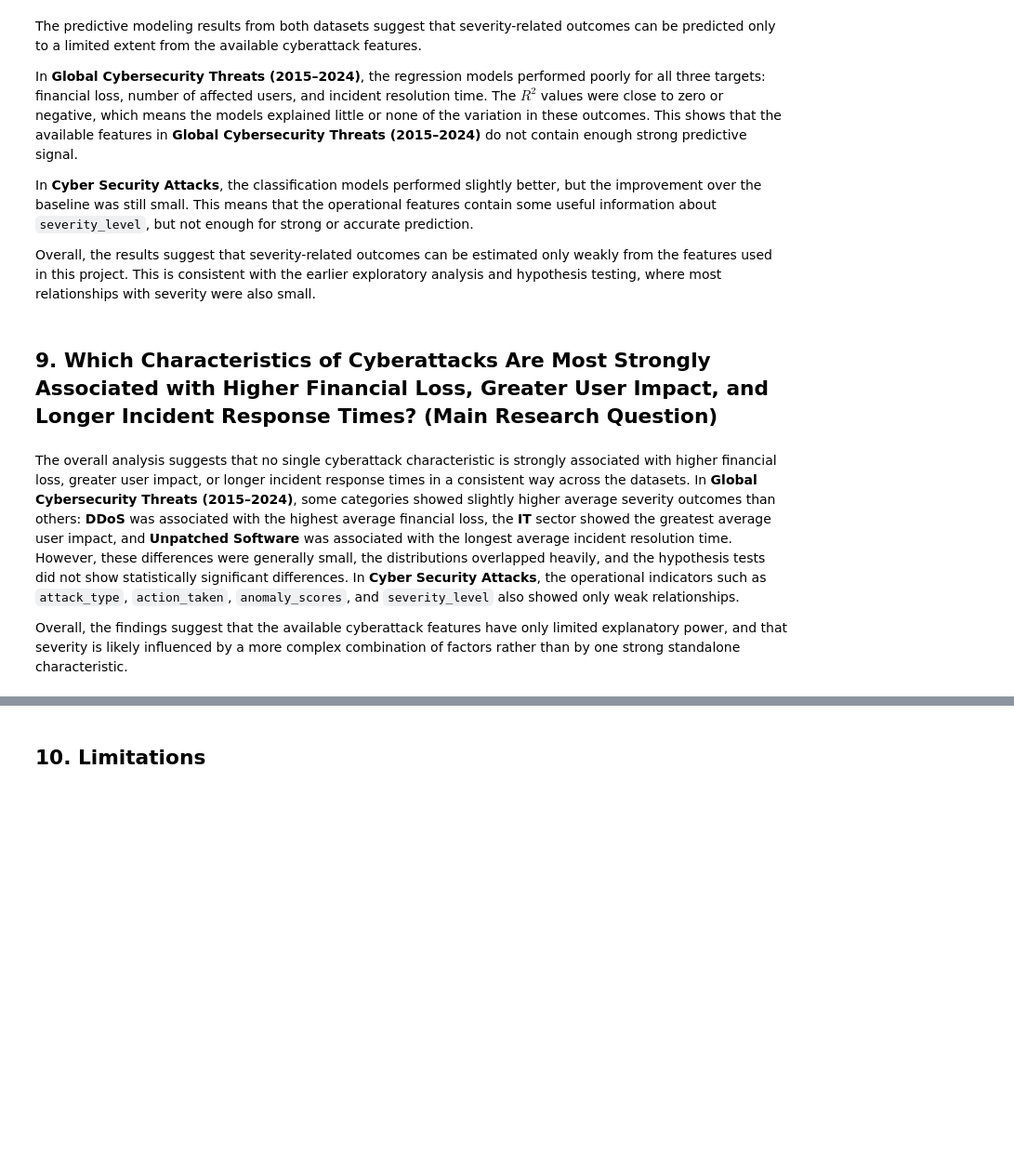
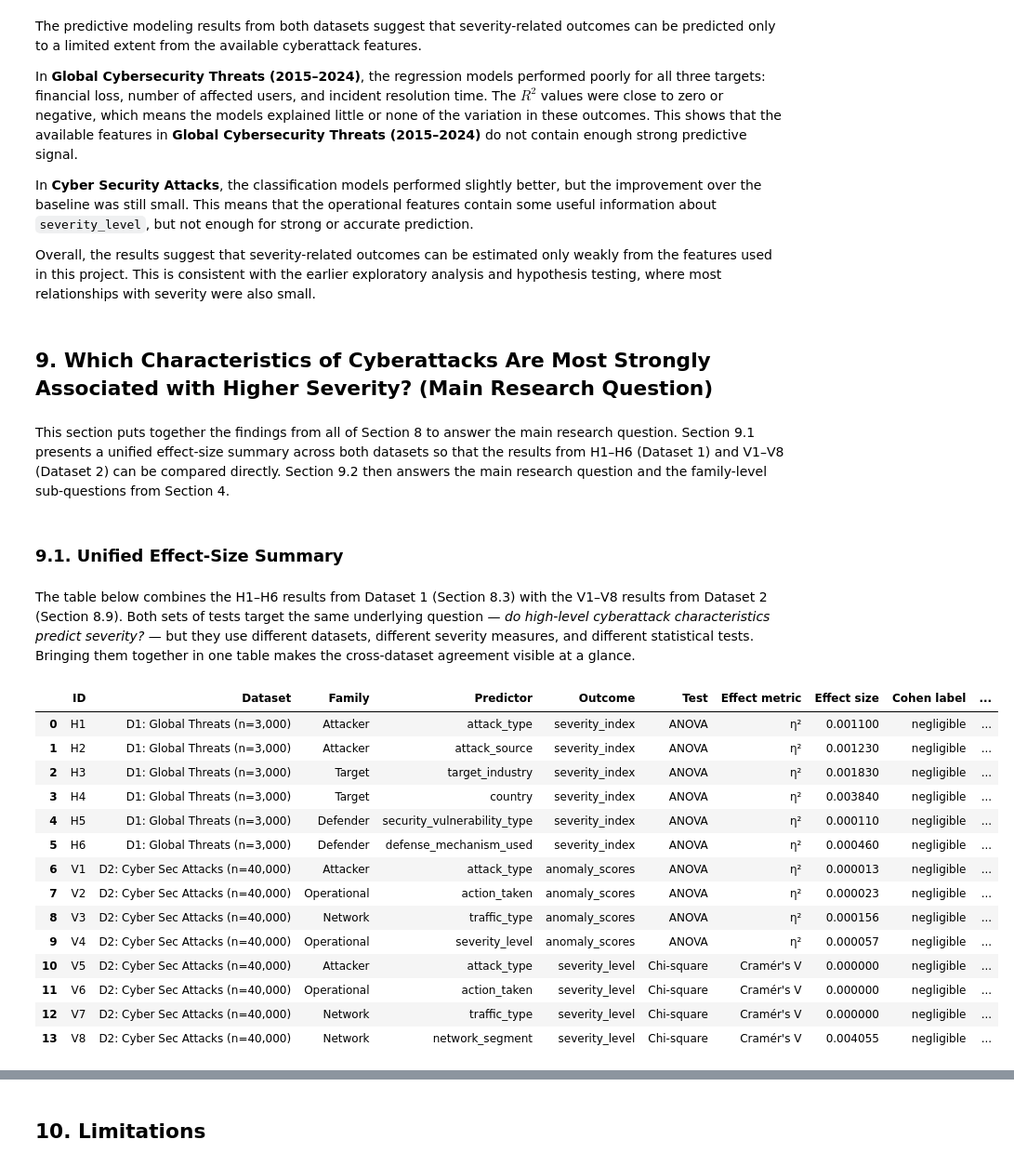
Before and after one commit to AlexanderPanagyurski/cyberattack-severity-analysis, a Jupyter notebook: Drivers of Cyberattack Severity.ipynb, the cells around one changed output, grey strips where cells are left out. Shown at 93% size. Saved outputs shown, nothing was run; the diff lists cells and outputs as text; code cells hidden in the pictures; blank space fills up the shorter version.

```diff
--- a/Drivers of Cyberattack Severity.ipynb
+++ b/Drivers of Cyberattack Severity.ipynb
@@ -3723,8 +3723,74 @@ In **Cyber Security Attacks**, the classification models performed slightly bett
 
 Overall, the results suggest that severity-related outcomes can be estimated only weakly from the features used in this project. This is consistent with the earlier exploratory analysis and hypothesis testing, where most relationships with severity were also small.
 # %% [markdown]
-## 9. Which Characteristics of Cyberattacks Are Most Strongly Associated with Higher Financial Loss, Greater User Impact, and Longer Incident Response Times? (Main Research Question)
+## 9. Which Characteristics of Cyberattacks Are Most Strongly Associated with Higher Severity? (Main Research Question)
 # %% [markdown]
-The overall analysis suggests that no single cyberattack characteristic is strongly associated with higher financial loss, greater user impact, or longer incident response times in a consistent way across the datasets. In **Global Cybersecurity Threats (2015–2024)**, some categories showed slightly higher average severity outcomes than others: **DDoS** was associated with the highest average financial loss, the **IT** sector showed the greatest average user impact, and **Unpatched Software** was associated with the longest average incident resolution time. However, these differences were generally small, the distributions overlapped heavily, and the hypothesis tests did not show statistically significant differences. In **Cyber Security Attacks**, the operational indicators such as `attack_type`, `action_taken`, `anomaly_scores`, and `severity_level` also showed only weak relationships.
-
-Overall, the findings suggest that the available cyberattack features have only limited explanatory power, and that severity is likely influenced by a more complex combination of factors rather than by one strong standalone characteristic.
+This section puts together the findings from all of Section 8 to answer the main research question. Section 9.1 presents a unified effect-size summary across both datasets so that the results from H1–H6 (Dataset 1) and V1–V8 (Dataset 2) can be compared directly. Section 9.2 then answers the main research question and the family-level sub-questions from Section 4.
+# %% [markdown]
+### 9.1. Unified Effect-Size Summary
+# %% [markdown]
+The table below combines the H1–H6 results from Dataset 1 (Section 8.3) with the V1–V8 results from Dataset 2 (Section 8.9). Both sets of tests target the same underlying question — *do high-level cyberattack characteristics predict severity?* — but they use different datasets, different severity measures, and different statistical tests. Bringing them together in one table makes the cross-dataset agreement visible at a glance.
+# %%
+# --- Unified summary table: H1-H6 (D1) + V1-V8 (D2) ---
+
+summary_rows = []
+
+# H1-H6 from Dataset 1 (already stored in `results` from Section 8.3)
+for _, row in results.iterrows():
+    summary_rows.append({
+        'ID': row['H'],
+        'Dataset': 'D1: Global Threats (n=3,000)',
+        'Family': row['family'].split(' — ')[1] if ' — ' in row['family'] else row['family'],
+        'Predictor': row['grouping'],
+        'Outcome': 'severity_index',
+        'Test': 'ANOVA',
+        'Effect metric': 'η²',
+        'Effect size': row['eta_squared'],
+        'Cohen label': row['magnitude'],
+        'p (Holm)': row['p_holm']
+    })
+
+# V1-V8 from Dataset 2 (stored in `results_d2` from Section 8.9)
+for _, row in results_d2.iterrows():
+    # Map predictor to a rough family label for context
+    predictor = row['predictor']
+    if predictor in ('attack_type',):
+        family = 'Attacker'
+    elif predictor in ('action_taken', 'severity_level'):
+        family = 'Operational'
+    elif predictor in ('traffic_type', 'network_segment'):
+        family = 'Network'
+    else:
+        family = 'Other'
+
+    summary_rows.append({
+        'ID': row['V'],
+        'Dataset': 'D2: Cyber Sec Attacks (n=40,000)',
+        'Family': family,
+        'Predictor': row['predictor'],
+        'Outcome': row['outcome'],
+        'Test': row['test'],
+        'Effect metric': row['effect_metric'],
+        'Effect size': row['effect_size'],
+        'Cohen label': row['magnitude'],
+        'p (Holm)': row['p_holm']
+    })
+
+unified_summary = pd.DataFrame(summary_rows)
+unified_summary
+# %% [output]
+|  | ID | Dataset | Family | Predictor | Outcome | Test | Effect metric | Effect size | Cohen label | ... |
+| 0 | H1 | D1: Global Threats (n=3,000) | Attacker | attack_type | severity_index | ANOVA | η² | 0.001100 | negligible | ... |
+| 1 | H2 | D1: Global Threats (n=3,000) | Attacker | attack_source | severity_index | ANOVA | η² | 0.001230 | negligible | ... |
+| 2 | H3 | D1: Global Threats (n=3,000) | Target | target_industry | severity_index | ANOVA | η² | 0.001830 | negligible | ... |
+| 3 | H4 | D1: Global Threats (n=3,000) | Target | country | severity_index | ANOVA | η² | 0.003840 | negligible | ... |
+| 4 | H5 | D1: Global Threats (n=3,000) | Defender | security_vulnerability_type | severity_index | ANOVA | η² | 0.000110 | negligible | ... |
+| 5 | H6 | D1: Global Threats (n=3,000) | Defender | defense_mechanism_used | severity_index | ANOVA | η² | 0.000460 | negligible | ... |
+| 6 | V1 | D2: Cyber Sec Attacks (n=40,000) | Attacker | attack_type | anomaly_scores | ANOVA | η² | 0.000013 | negligible | ... |
+| 7 | V2 | D2: Cyber Sec Attacks (n=40,000) | Operational | action_taken | anomaly_scores | ANOVA | η² | 0.000023 | negligible | ... |
+| 8 | V3 | D2: Cyber Sec Attacks (n=40,000) | Network | traffic_type | anomaly_scores | ANOVA | η² | 0.000156 | negligible | ... |
+| 9 | V4 | D2: Cyber Sec Attacks (n=40,000) | Operational | severity_level | anomaly_scores | ANOVA | η² | 0.000057 | negligible | ... |
+| 10 | V5 | D2: Cyber Sec Attacks (n=40,000) | Attacker | attack_type | severity_level | Chi-square | Cramér's V | 0.000000 | negligible | ... |
+| 11 | V6 | D2: Cyber Sec Attacks (n=40,000) | Operational | action_taken | severity_level | Chi-square | Cramér's V | 0.000000 | negligible | ... |
+| 12 | V7 | D2: Cyber Sec Attacks (n=40,000) | Network | traffic_type | severity_level | Chi-square | Cramér's V | 0.000000 | negligible | ... |
+| 13 | V8 | D2: Cyber Sec Attacks (n=40,000) | Network | network_segment | severity_level | Chi-square | Cramér's V | 0.004055 | negligible | ... |
```
Also changed, not shown: parts of 5 cells of this notebook.
